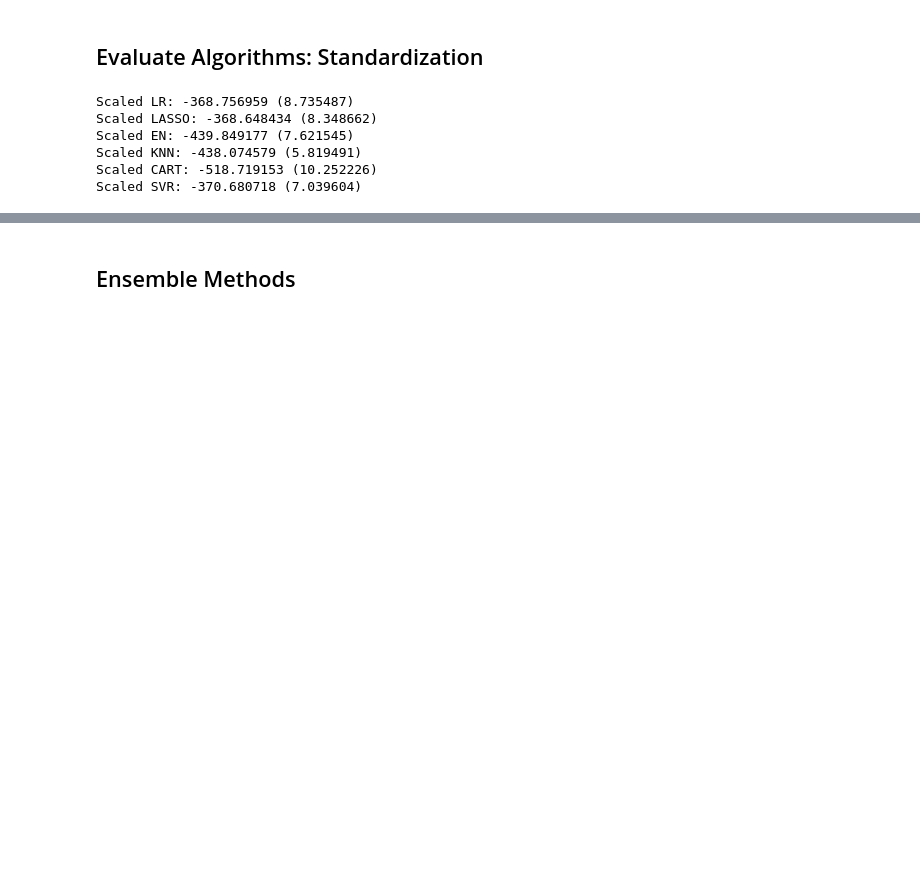
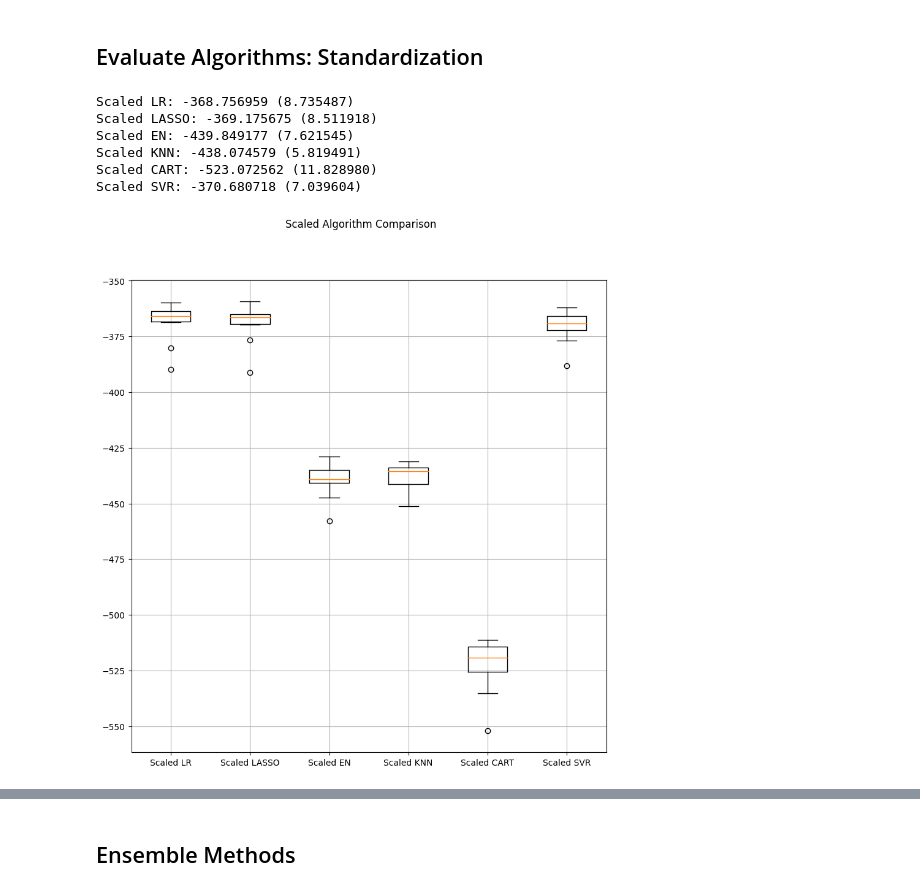
Before and after one commit to mrMichalR/blueberry_yield, a Jupyter notebook: blueberry_yield_prediction.ipynb, the cells around one changed output, grey strips where cells are left out. Cells and saved outputs as stored; diff of their text form; code cells hidden in the pictures; blank space fills up the shorter version.

```diff
--- a/blueberry_yield_prediction.ipynb
+++ b/blueberry_yield_prediction.ipynb
@@ -862,8 +747,7 @@ for name, model in tqdm(models):
       cv_results = cross_val_score(model, df2_train.iloc[:,0:16], df2_train['yield'], cv=kfold, scoring=scoring)
       results.append(cv_results)
       names.append(name)
-      msg = "%s: %f (%f)" % (name, cv_results.mean(), cv_results.std())
+      msg = "%s $s: %f (%f)" % (name,'(df2_train)', cv_results.mean(), cv_results.std())
       print(msg)
-  # pbar.update()
       evaluation_results.update({name: cv_results.mean()})
 # %% [output]
@@ -989,11 +884,12 @@ plt.show()
 # Standardize the dataset
 pipelines = []
 pipelines.append(('Scaled LR', Pipeline([('Scaler', StandardScaler()),('LR', LinearRegression())])))
-pipelines.append(('Scaled LASSO', Pipeline([('Scaler', StandardScaler()),('LASSO', Lasso())])))
+pipelines.append(('Scaled LASSO', Pipeline([('Scaler', StandardScaler()),('LASSO', Lasso(tol=0.05))])))
 pipelines.append(('Scaled EN', Pipeline([('Scaler', StandardScaler()),('EN', ElasticNet())])))
 pipelines.append(('Scaled KNN', Pipeline([('Scaler', StandardScaler()),('KNN', KNeighborsRegressor())])))
 pipelines.append(('Scaled CART', Pipeline([('Scaler', StandardScaler()),('CART', DecisionTreeRegressor())])))
 pipelines.append(('Scaled SVR', Pipeline([('Scaler', StandardScaler()),('SVR', SVR(kernel='linear', gamma='auto'))])))
+
 results = []
 names = []
 for name, model in pipelines:
@@ -1006,8 +902,19 @@ for name, model in pipelines:
   evaluation_results.update({name: cv_results.mean()})
 # %% [output]
 Scaled LR: -368.756959 (8.735487)
-Scaled LASSO: -368.648434 (8.348662)
+Scaled LASSO: -369.175675 (8.511918)
 Scaled EN: -439.849177 (7.621545)
 Scaled KNN: -438.074579 (5.819491)
-Scaled CART: -518.719153 (10.252226)
+Scaled CART: -523.072562 (11.828980)
 Scaled SVR: -370.680718 (7.039604)
+# %%
+# Compare Algorithms
+fig = plt.figure(figsize=(10,10))
+fig.suptitle('Scaled Algorithm Comparison')
+ax = fig.add_subplot(111)
+plt.boxplot(results)
+plt.grid()
+ax.set_xticklabels(names)
+plt.show()
+# %% [output]
+[figure, added]
```
Also changed, not shown: parts of 84 cells of this notebook.
